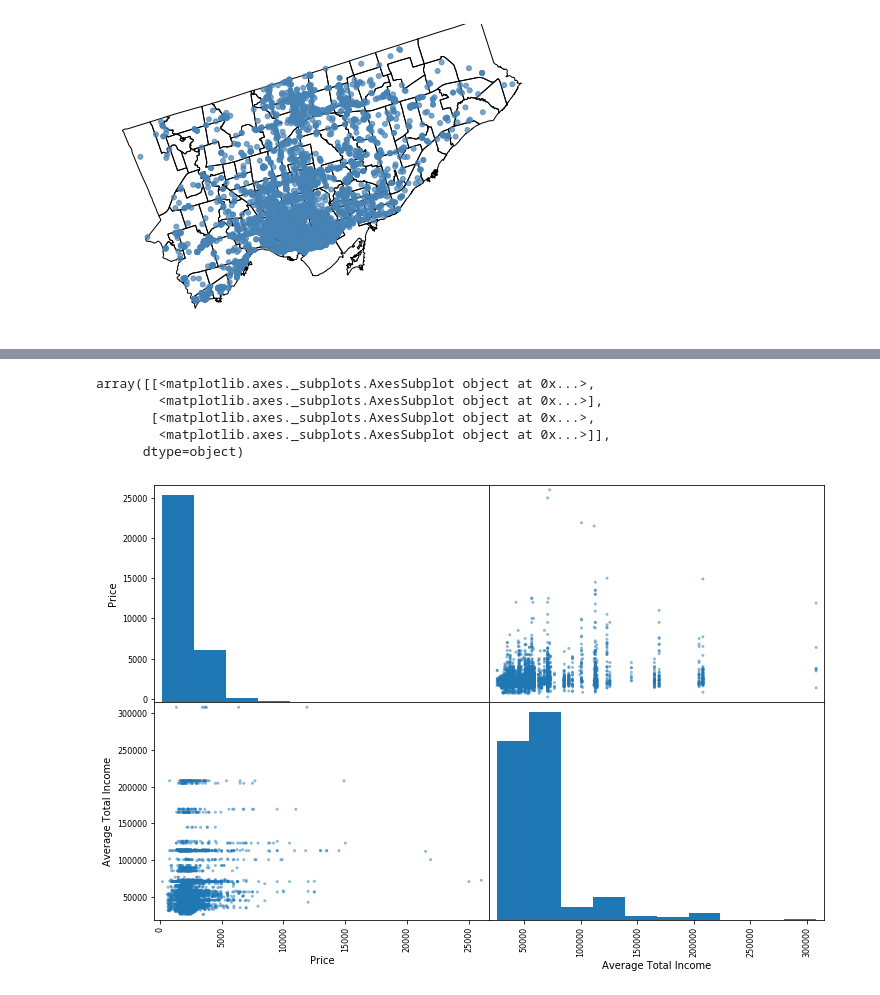
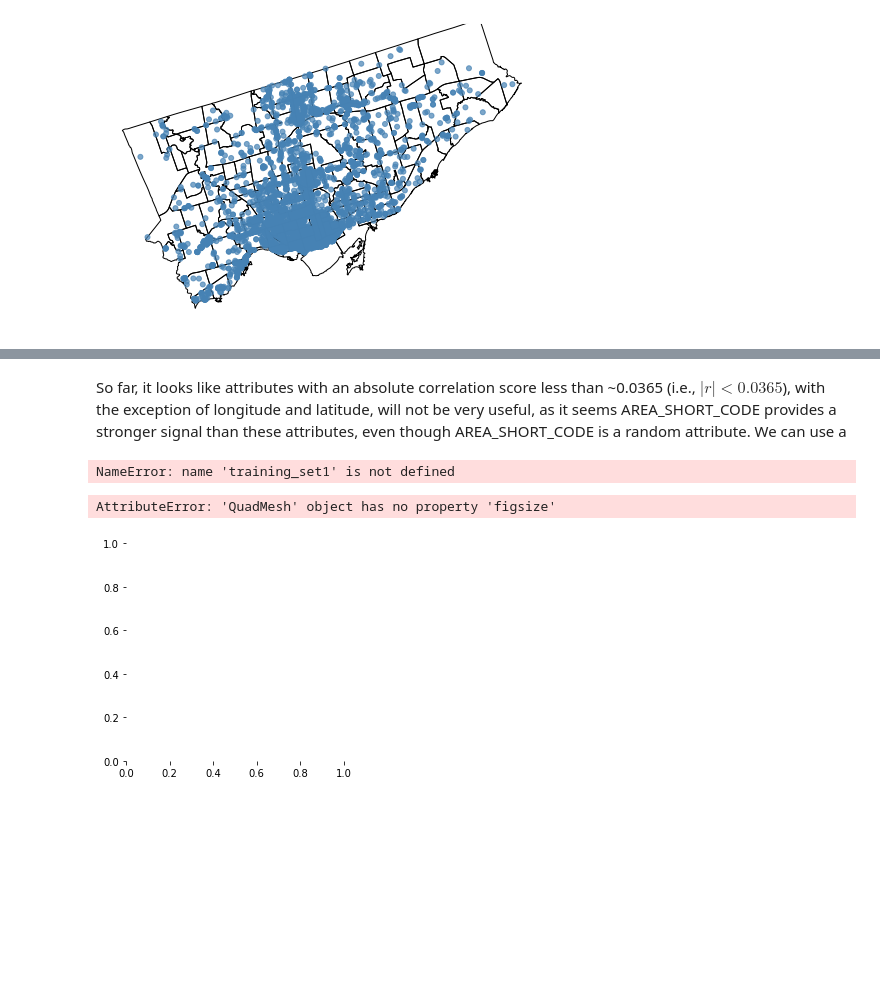
Before and after one commit to pablolaw/Apartment-Prices, a Jupyter notebook: Toronto Rent by Neighbourhood.ipynb, the cells around one changed output, grey strips where cells are left out. Drawn from its saved outputs; the diff is of its cells as text; code cells hidden in the pictures; blank space fills up the shorter version.

```diff
--- a/Toronto Rent by Neighbourhood.ipynb
+++ b/Toronto Rent by Neighbourhood.ipynb
@@ -322,14 +347 @@ On Site Laundry                                 -0.147402
 Name: Price, dtype: float64
-# %%
-from pandas.plotting import scatter_matrix
-
-# Check price against less correlated attributes (in case of non-linear relationships)
-attributes = ['Price', 'Average Total Income']
-scatter_matrix(training_set[attributes], figsize=(12, 8))
-# %% [output]
-array([[<matplotlib.axes._subplots.AxesSubplot object at 0x...>,
-        <matplotlib.axes._subplots.AxesSubplot object at 0x...>],
-       [<matplotlib.axes._subplots.AxesSubplot object at 0x...>,
-        <matplotlib.axes._subplots.AxesSubplot object at 0x...>]],
-      dtype=object)
-[figure, removed]
@@ -347,0 +348,43 @@ st_dev = error_model.predict(X_test)**0.5
+# %% [markdown]
+So far, it looks like attributes with an absolute correlation score less than ~0.0365 (i.e., $|r| < 0.0365$), with the exception of longitude and latitude, will not be very useful, as it seems AREA_SHORT_CODE provides a stronger signal than these attributes, even though AREA_SHORT_CODE is a random attribute. We can use a
+# %%
+from pandas.plotting import scatter_matrix
+import seaborn as sns
+
+# Room listing attributes
+attributes = ['Price', 'Size', 'Bedrooms', 'Bathrooms', 'Dishwasher', 'On Site Laundry', 'Fitness Center', 'Storage', 'Swimming Pool']
+corr_matrix = training_set1[attributes].corr(method='kendall')
+ax = sns.heatmap(corr_matrix, vmin=-1, vmax=1, center=0, cmap=sns.diverging_palette(20, 220, n=200), square=True)
+ax.set_xticklabels(ax.get_xticklabels(), rotation=45, horizontalalignment='right');
+# %% [output]
+NameError: name 'training_set1' is not defined
+# %%
+# Neighbourhood attributes
+attributes = [
+    'Price',
+    'Average Total Income',
+    'Median Age',
+    'Average Household Size',
+    'Total private dwellings',
+    'Average Commute Time',
+    'Car, truck, van - as a driver %',
+    'Car, truck, van - as a passenger %',
+    'Public transit %',
+    'Walked %',
+    'Bicycle %',
+    'Single-detached house %',
+    'Apartment in a building w/ >= 5 stories %',
+    'Semi-detached house %',
+    'Row house %',
+    'Apartment or flat in a duplex %',
+    'Apartment in a building w/ < 5 stories %',
+    'No certificate, diploma or degree',
+    'Secondary (high) school diploma or equivalent',
+    'Postsecondary certificate, diploma or degree'
+]
+corr_matrix = training_set[attributes].corr(method='kendall')
+ax = sns.heatmap(corr_matrix, vmin=-1, vmax=1, center=0, cmap=sns.diverging_palette(20, 220, n=200), square=True, figsize=(20, 20))
+ax.set_xticklabels(ax.get_xticklabels(), rotation=45, horizontalalignment='right');
+# %% [output]
+AttributeError: 'QuadMesh' object has no property 'figsize'
+[figure, added]
```
Also changed, not shown: parts of 90 cells of this notebook, 4 other files.
